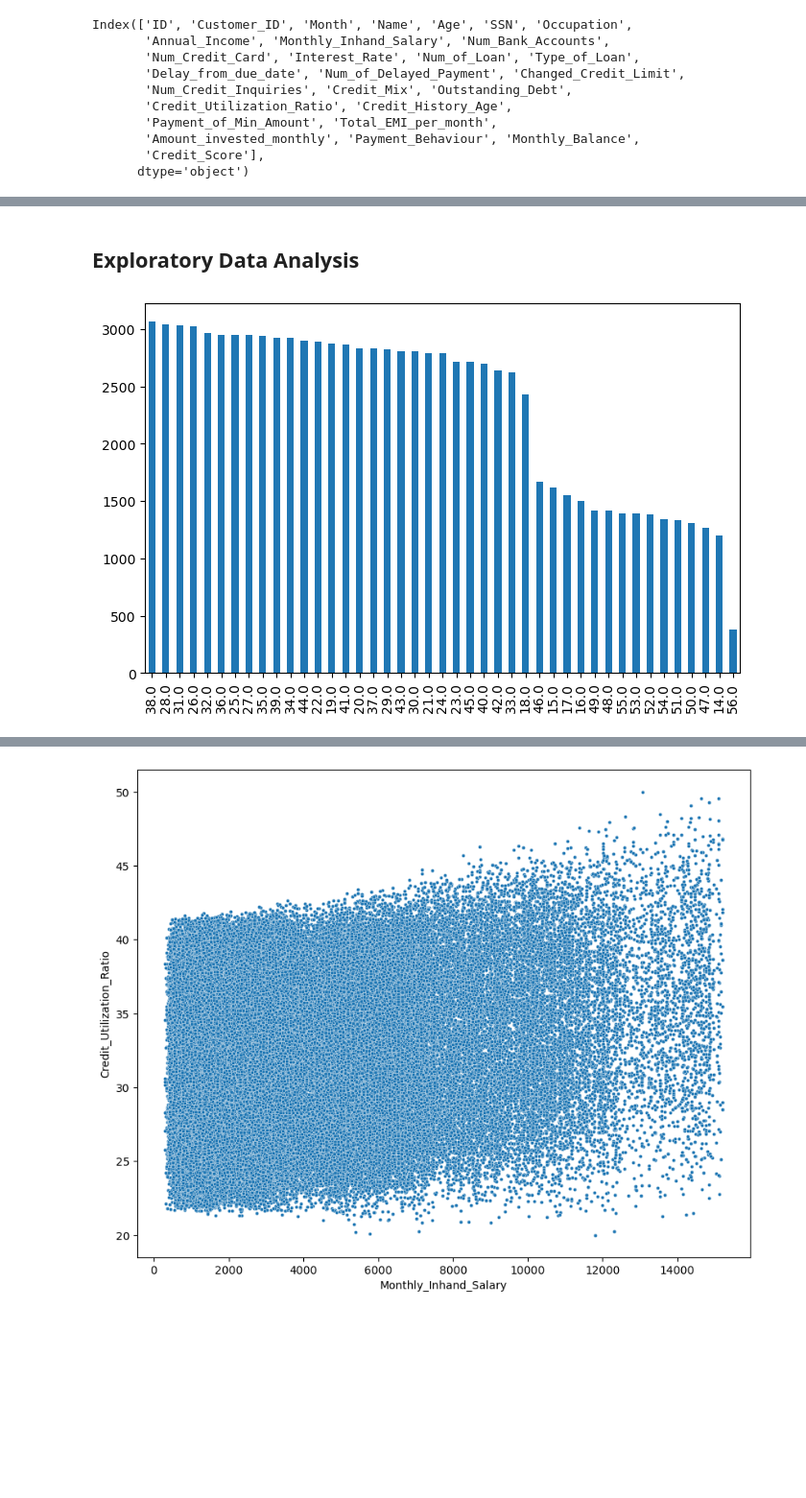
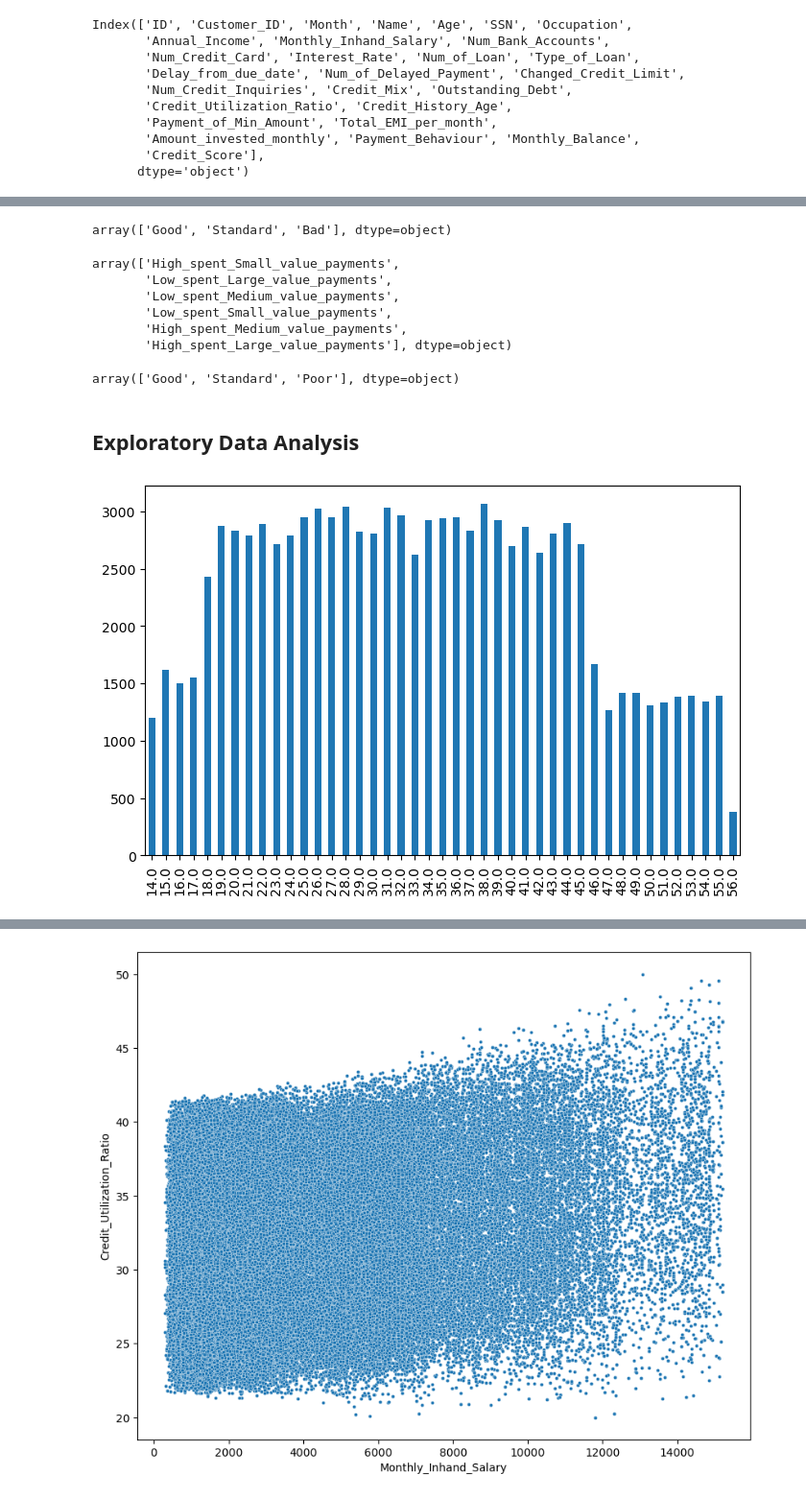
Before and after one commit to BiniSree/Internship, a Jupyter notebook: Credit Score Model Development-Internship.ipynb, the cells around one changed output, grey strips where cells are left out. Shown at 96% size. Drawn from its saved outputs; the diff is of its cells as text; code cells hidden in the pictures; blank space fills up the shorter version.

```diff
--- a/Credit Score Model Development-Internship.ipynb
+++ b/Credit Score Model Development-Internship.ipynb
@@ -120,2 +150,19 @@ Index(['ID', 'Customer_ID', 'Month', 'Name', 'Age', 'SSN', 'Occupation',
+# %%
+data.Credit_Mix.unique()
+# %% [output]
+array(['Good', 'Standard', 'Bad'], dtype=object)
+# %%
+data.Payment_Behaviour.unique()
+# %% [output]
+array(['High_spent_Small_value_payments',
+       'Low_spent_Large_value_payments',
+       'Low_spent_Medium_value_payments',
+       'Low_spent_Small_value_payments',
+       'High_spent_Medium_value_payments',
+       'High_spent_Large_value_payments'], dtype=object)
+# %%
+data.Credit_Score.unique()
+# %% [output]
+array(['Good', 'Standard', 'Poor'], dtype=object)
 # %% [markdown]
 ## Exploratory Data Analysis
@@ -122,9 +171,9 @@ Index(['ID', 'Customer_ID', 'Month', 'Name', 'Age', 'SSN', 'Occupation',
 # %%
 age= data['Age']
-age.value_counts().plot(kind= 'bar', figsize= (8,5))
+age.value_counts().sort_index(axis=0).plot(kind= 'bar', figsize= (8,5))
 plt.xlabel= 'Age'
 plt.ylabel= 'Count'
 plt.title= 'Countplot of Age Category of Credit Availers'
 plt.show()
 # %% [output]
-[figure, old version]
+[figure, new version]
```
Also changed, not shown: parts of 110 cells of this notebook.
